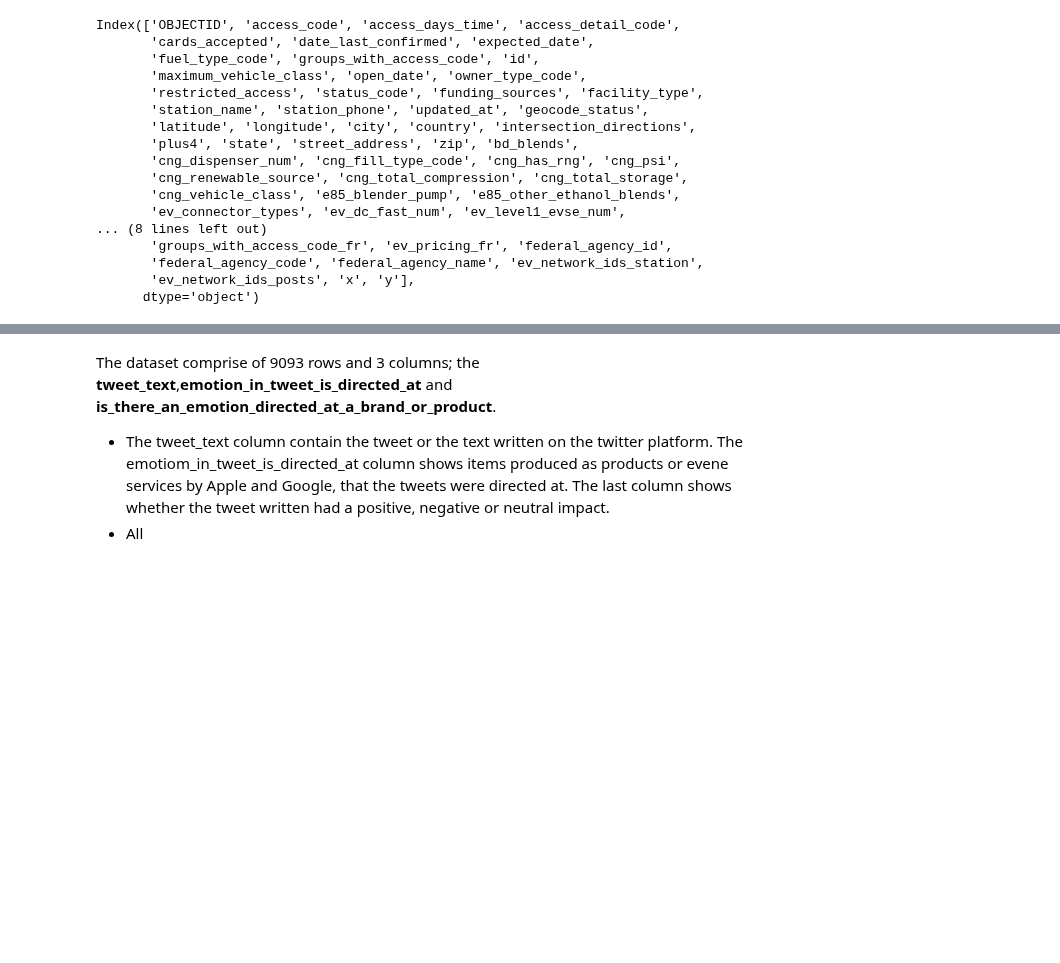
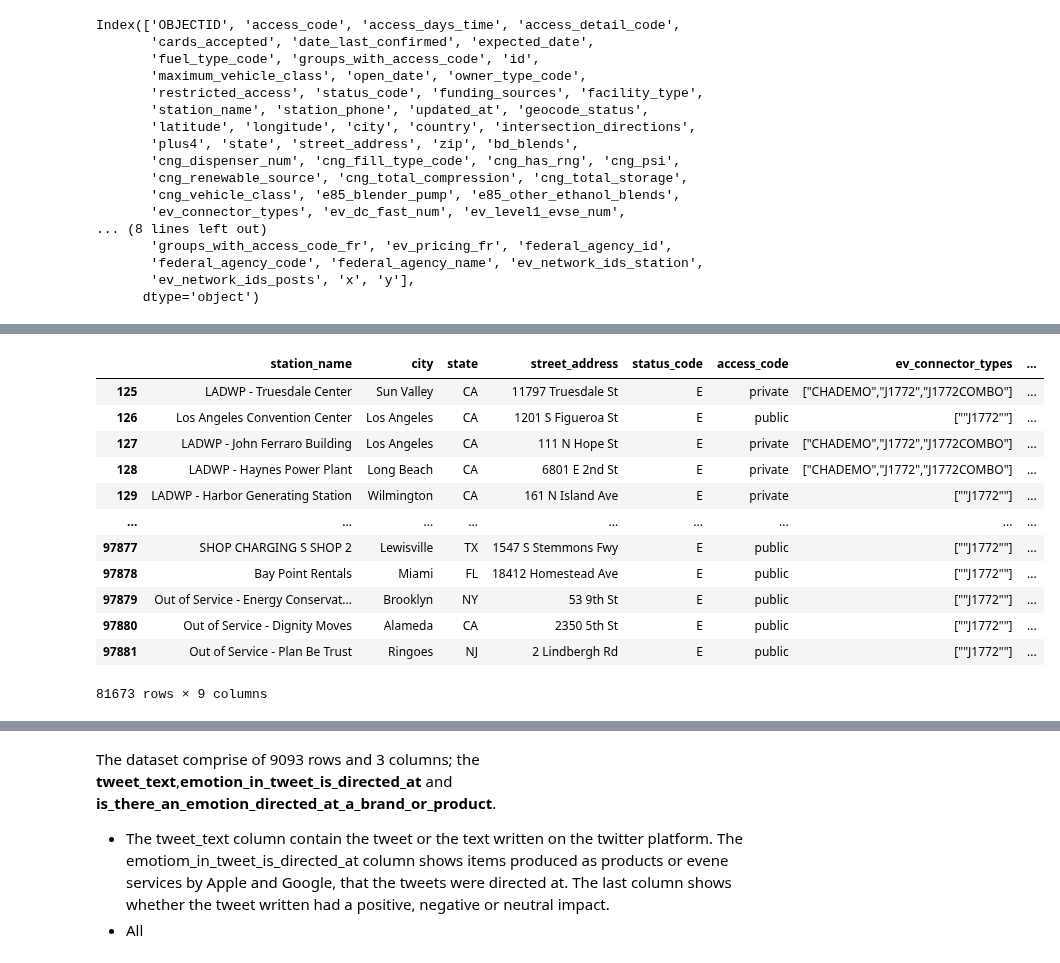
Before and after one commit to Damarispaul/Ev_Stations, a Jupyter notebook: EV Charging (3).ipynb, the cells around one changed output, grey strips where cells are left out. Cells and saved outputs as stored; diff of their text form; code cells hidden in the pictures; blank space fills up the shorter version.

```diff
--- a/EV Charging (3).ipynb
+++ b/EV Charging (3).ipynb
@@ -315,0 +281,2 @@ dtype: int64
+# %%
+Ev_df1 = df_20_percent.copy()
@@ -315,0 +315,2 @@ dtype: int64
+# %%
+Ev_df2 = Ev_df_noduplicate.copy()
@@ -315,0 +334,17 @@ dtype: int64
+# %%
+categoricals = Ev_df2.select_dtypes(include='object')
+categoricals
+# %% [output]
+|  | station_name | city | state | street_address | status_code | access_code | ev_connector_types | ... |
+| 125 | LADWP - Truesdale Center | Sun Valley | CA | 11797 Truesdale St | E | private | ["CHADEMO","J1772","J1772COMBO"] | ... |
+| 126 | Los Angeles Convention Center | Los Angeles | CA | 1201 S Figueroa St | E | public | [""J1772""] | ... |
+| 127 | LADWP - John Ferraro Building | Los Angeles | CA | 111 N Hope St | E | private | ["CHADEMO","J1772","J1772COMBO"] | ... |
+| 128 | LADWP - Haynes Power Plant | Long Beach | CA | 6801 E 2nd St | E | private | ["CHADEMO","J1772","J1772COMBO"] | ... |
+| 129 | LADWP - Harbor Generating Station | Wilmington | CA | 161 N Island Ave | E | private | [""J1772""] | ... |
+| ... | ... | ... | ... | ... | ... | ... | ... | ... |
+| 97877 | SHOP CHARGING S SHOP 2 | Lewisville | TX | 1547 S Stemmons Fwy | E | public | [""J1772""] | ... |
+| 97878 | Bay Point Rentals | Miami | FL | 18412 Homestead Ave | E | public | [""J1772""] | ... |
+| 97879 | Out of Service - Energy Conservat... | Brooklyn | NY | 53 9th St | E | public | [""J1772""] | ... |
+| 97880 | Out of Service - Dignity Moves | Alameda | CA | 2350 5th St | E | public | [""J1772""] | ... |
+| 97881 | Out of Service - Plan Be Trust | Ringoes | NJ | 2 Lindbergh Rd | E | public | [""J1772""] | ... |
+81673 rows × 9 columns
```
Also changed, not shown: parts of 63 cells of this notebook.
